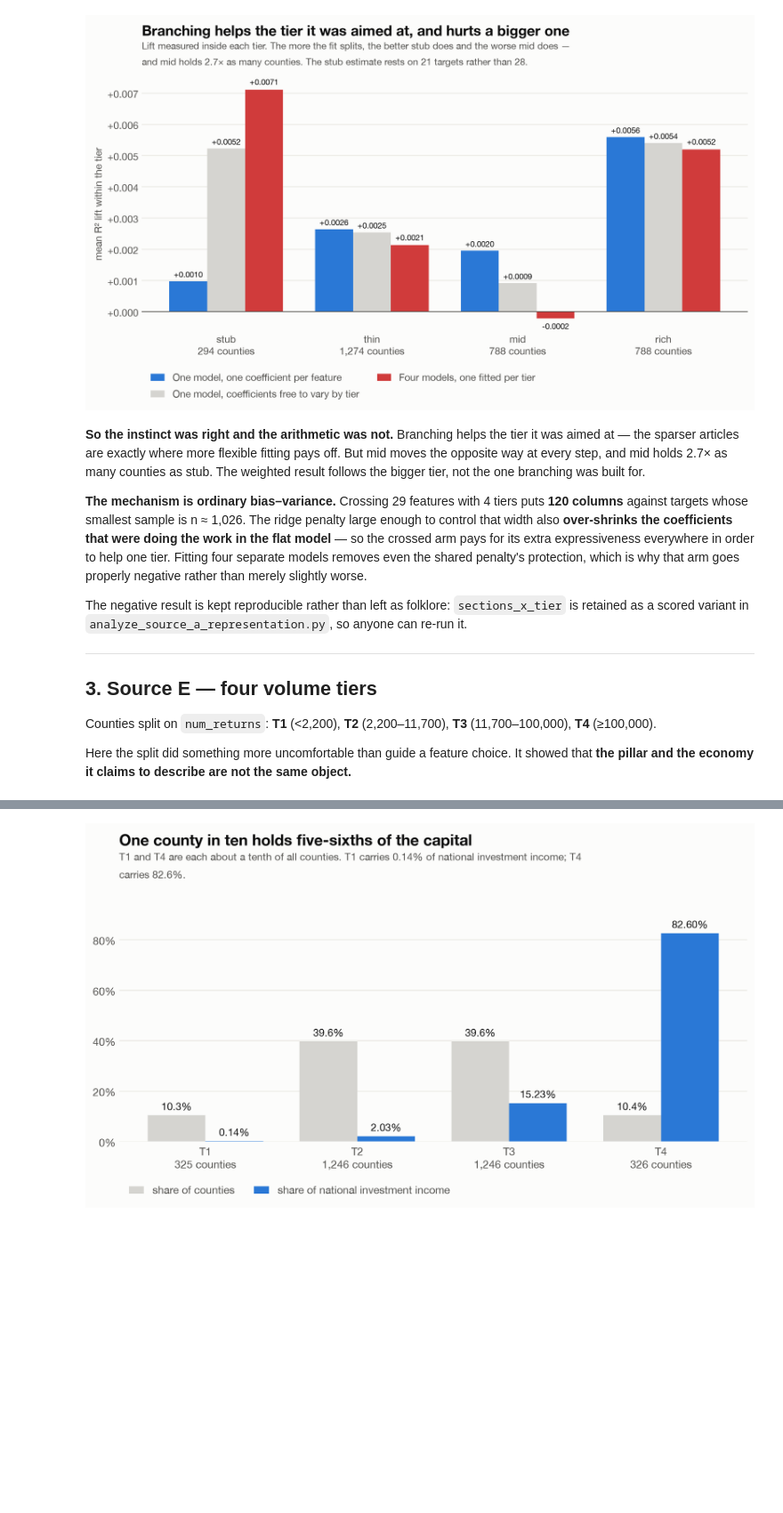
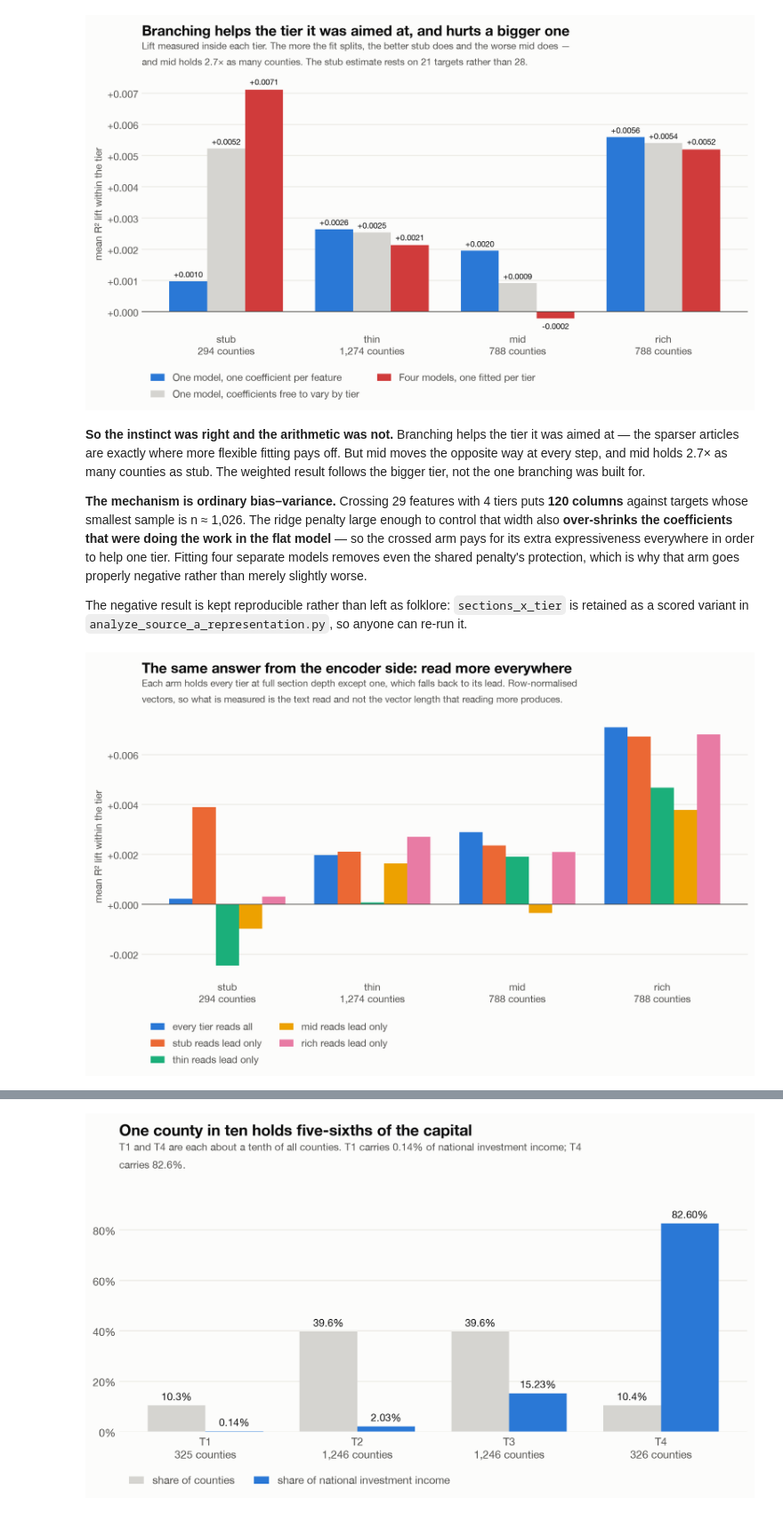
Before and after one commit to Max-Garcia-06/macro_embeddings, a Jupyter notebook: analysis-output/E_macro_pillar_worth_2026-08-13.ipynb, the cells around one changed output, grey strips where cells are left out. Shown at 89% size. Drawn from its saved outputs; the diff is of its cells as text; code cells hidden in the pictures; blank space fills up the shorter version.

```diff
--- a/analysis-output/E_macro_pillar_worth_2026-08-13.ipynb
+++ b/analysis-output/E_macro_pillar_worth_2026-08-13.ipynb
@@ -395,14 +395,37 @@ that arm goes properly negative rather than merely slightly worse.
 The negative result is kept reproducible rather than left as folklore:
 `sections_x_tier` is retained as a scored variant in
 `analyze_source_a_representation.py`, so anyone can re-run it.
-
----
-
-## 3. Source E — four volume tiers
-
-Counties split on `num_returns`: **T1** (<2,200), **T2** (2,200–11,700), **T3**
-(11,700–100,000), **T4** (≥100,000).
-
-Here the split did something more uncomfortable than guide a feature choice. It
-showed that **the pillar and the economy it claims to describe are not the same
-object.**
+# %%
+emb_tier = pd.read_csv(OUTPUTS / "source_a_tiered_embedding_by_tier.csv")
+SWEEP = [
+    ("uniform_l2", "every tier reads all", SERIES[0]),
+    ("drop_stub_l2", "stub reads lead only", SERIES[1]),
+    ("drop_thin_l2", "thin reads lead only", SERIES[2]),
+    ("drop_mid_l2", "mid reads lead only", SERIES[3]),
+    ("drop_rich_l2", "rich reads lead only", SERIES[4]),
+]
+piv = (emb_tier[emb_tier["representation"].isin([k for k, _, _ in SWEEP])]
+       .groupby(["representation", "tier"])["lift"].mean().unstack())
+tiers = [t for t in A_TIERS if t in piv.columns]
+n_by_tier = [asec["by_tier"][t]["n_counties"] for t in tiers]
+
+x = np.arange(len(tiers))
+w = 0.16
+fig, ax = plt.subplots(figsize=(11.5, 5.0))
+for i, (key, label, colour) in enumerate(SWEEP):
+    vals = [piv.loc[key, t] for t in tiers]
+    ax.bar(x + (i - 2) * w, vals, w, color=colour, label=label)
+ax.axhline(0, color=INK2, linewidth=0.8)
+ax.set_xticks(x)
+ax.set_xticklabels([f"{t}\n{n:,} counties" for t, n in zip(tiers, n_by_tier)])
+ax.yaxis.set_major_formatter(FuncFormatter(lambda v, _: f"{v:+.3f}"))
+ax.set_ylabel("mean R² lift within the tier", fontsize=10.5, color=INK2)
+style(ax,
+      "The same answer from the encoder side: read more everywhere",
+      "Each arm holds every tier at full section depth except one, which falls "
+      "back to its lead. Row-normalised vectors, so what is measured is the text "
+      "read and not the vector length that reading more produces.",
+      legend=True)
+plt.show()
+# %% [output]
+[figure, added]
```
Also changed, not shown: parts of 5 cells of this notebook, 1 other file.
